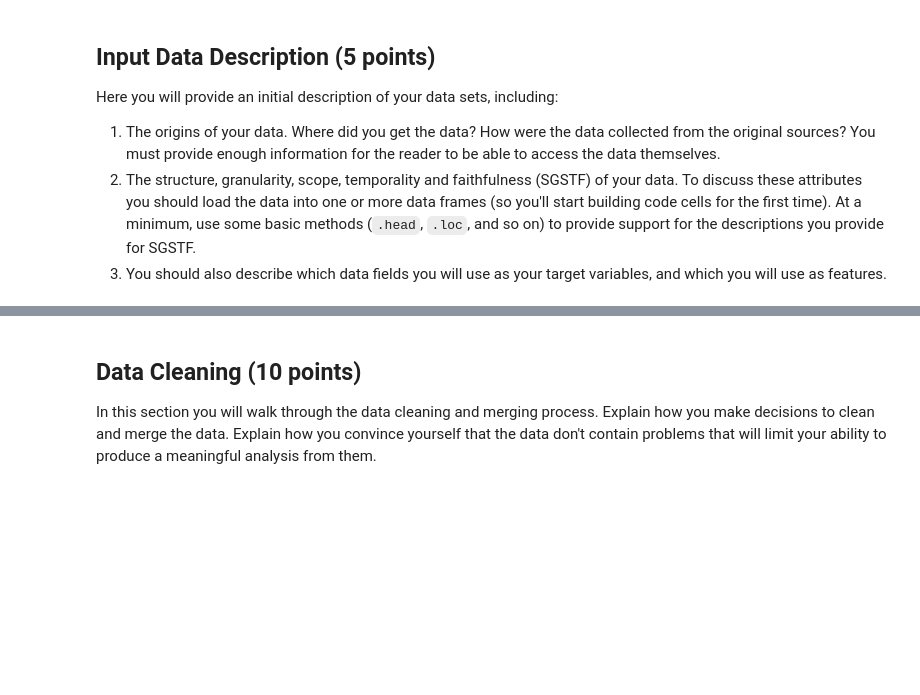
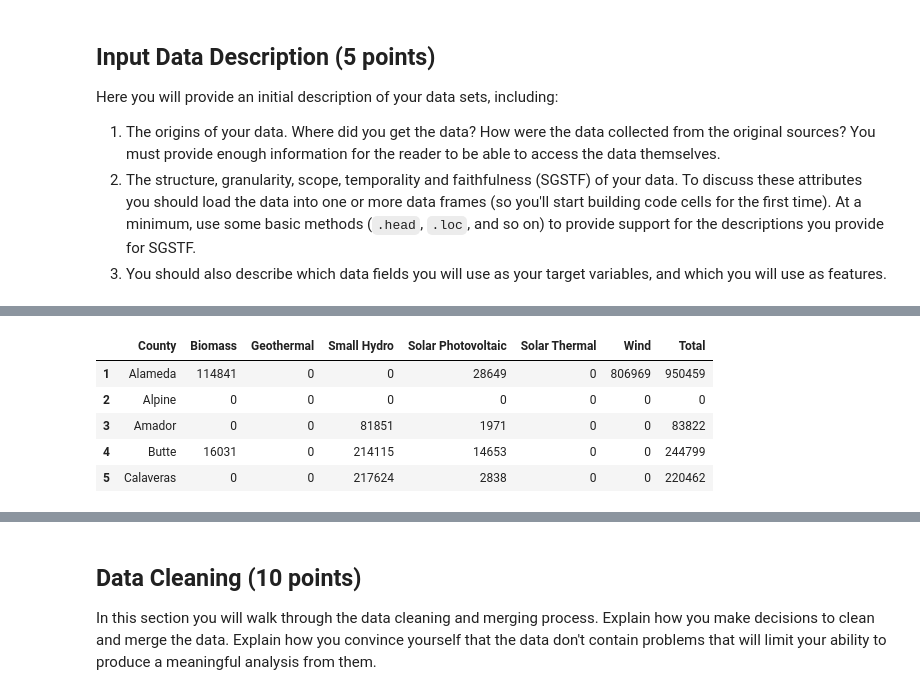
Before and after one commit to cloover7/interconnection-queue-predictions, a Jupyter notebook: FinalProjectTemplate_2025-3.ipynb, the cells around one changed output, grey strips where cells are left out. Cells and saved outputs as stored; diff of their text form; code cells hidden in the pictures; blank space fills up the shorter version.

```diff
--- a/FinalProjectTemplate_2025-3.ipynb
+++ b/FinalProjectTemplate_2025-3.ipynb
@@ -102,0 +224,73 @@ Here you will provide an initial description of your data sets, including:
+# %%
+# open pdf
+with pdfplumber.open("UtilRenGenTotCnty2024.pdf") as pdf:
+    page = pdf.pages[1]
+    lines = page.extract_text().split("\n")
+
+rows = []
+for line in lines:
+    # skip empty or non-data lines
+    if not line.strip():
+        continue
+
+    # split into tokens
+    parts = line.split()
+
+    # find where numbers or dashes start (first numeric token or '-')
+    for i, token in enumerate(parts):
+        if re.match(r"^[-\d,]+$", token):  # a number or dash
+            split_index = i
+            break
+    else:
+        continue  # skip if no numeric data found
+
+    # everything before that is the county name
+    county = " ".join(parts[:split_index])
+    numbers = parts[split_index:]
+
+    # combine back into a single row
+    rows.append([county] + numbers)
+
+# Convert to DataFrame
+df = pd.DataFrame(rows)
+
+# Optional: clean up and replace dashes/commas
+df = df.replace("-", '0').replace(",", "", regex=True)
+
+# list of column names
+new_columns = [
+    "County",
+    "Biomass",
+    "Geothermal",
+    "Small Hydro",
+    "Solar Photovoltaic",
+    "Solar Thermal",
+    "Wind",
+    "Total"
+]
+
+# Apply the new column names
+df_new = pd.DataFrame(columns=new_columns)
+
+df_new['County'] = df[0]
+df_new['Biomass'] = df[1]
+df_new['Geothermal'] = df[2]
+df_new['Small Hydro'] = df[3]
+df_new['Solar Photovoltaic'] = df[4]
+df_new['Solar Thermal'] = df[5]
+df_new['Wind'] = df[6]
+df_new['Total'] = df[7]
+
+# drop 1st row
+df_new = df_new.drop(0)
+
+#rename df
+county_gen = df_new.copy()
+county_gen.head()
+# %% [output]
+|  | County | Biomass | Geothermal | Small Hydro | Solar Photovoltaic | Solar Thermal | Wind | Total |
+| 1 | Alameda | 114841 | 0 | 0 | 28649 | 0 | 806969 | 950459 |
+| 2 | Alpine | 0 | 0 | 0 | 0 | 0 | 0 | 0 |
+| 3 | Amador | 0 | 0 | 81851 | 1971 | 0 | 0 | 83822 |
+| 4 | Butte | 16031 | 0 | 214115 | 14653 | 0 | 0 | 244799 |
+| 5 | Calaveras | 0 | 0 | 217624 | 2838 | 0 | 0 | 220462 |
```
Also changed, not shown: parts of 14 cells of this notebook, 3 other files.
